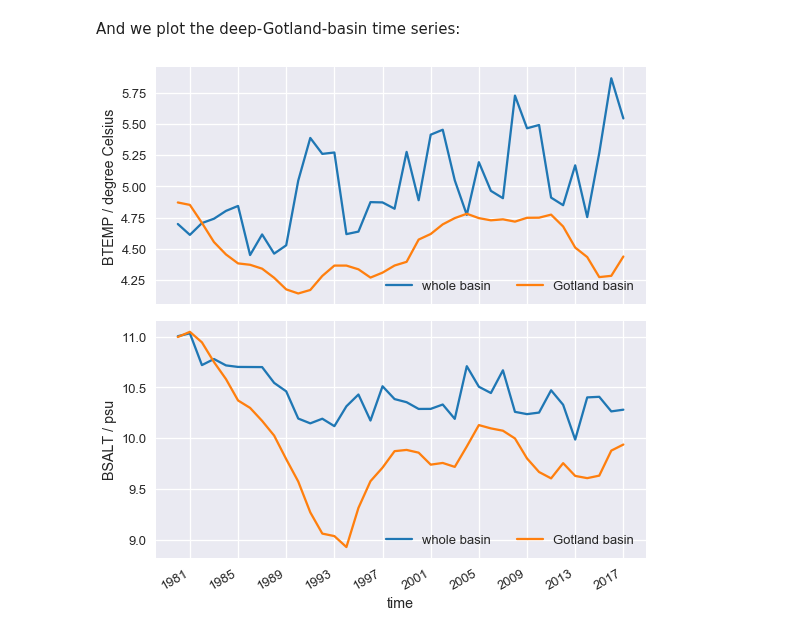
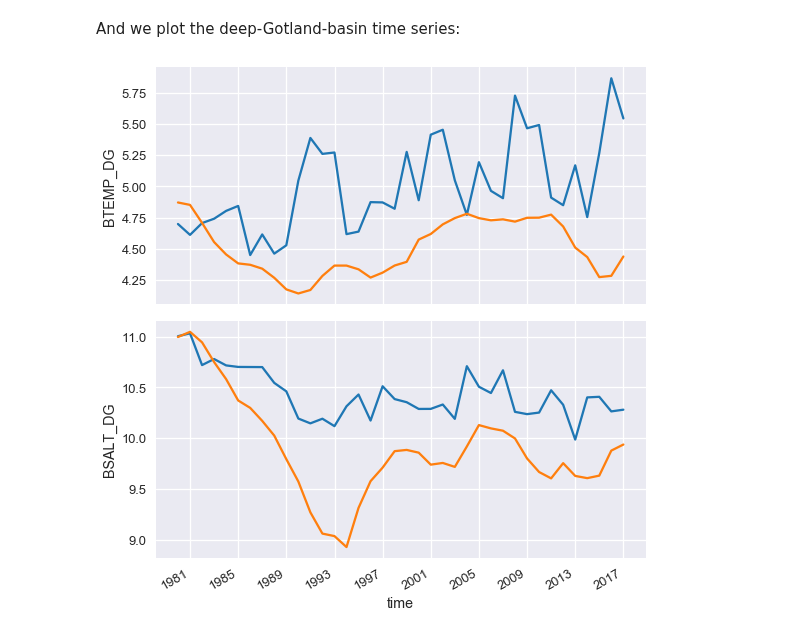
Before and after one commit to geomar-od/python-intro-201804, a Jupyter notebook: session-02_part-04_read_and_plot_baltic_hydrography_xarray.ipynb, the cells around one changed output. Saved outputs shown, nothing was run; the diff lists cells and outputs as text; code cells hidden in the pictures.

```diff
--- a/session-02_part-04_read_and_plot_baltic_hydrography_xarray.ipynb
+++ b/session-02_part-04_read_and_plot_baltic_hydrography_xarray.ipynb
@@ -64,12 +64,14 @@ fig.tight_layout()
 For calculating long-term trends, we'll need a horizontal average that accounts for the size of the grid boxes and a function wrapping a polynomial fit.
 # %%
 def _weighted_horizontal_mean(da):
+
     lat = da.coords["lat"]
     cos_lat = xr.ufuncs.cos(xr.ufuncs.deg2rad(lat))
     cos_lat = cos_lat + da * 0
+
     weighted_mean = (cos_lat  * da).sum(dim=["lat", "lon"]) / cos_lat.sum(dim=["lat", "lon"])
-    weighted_mean = weighted_mean.rename(da.name)
-    return weighted_mean
+
+    return weighted_mean.rename(da.name)
 
 def _get_time_in_seconds(time):
     if time.ndim != 0:
@@ -79,12 +81,18 @@ def _get_time_in_seconds(time):
 
 def _get_trend(da):
     time = _get_time_in_seconds(da.coords["time"])
+
     one_decade = _get_time_in_seconds(np.timedelta64(10, "Y"))
     time /= one_decade
+
     z = np.polyfit(time, da.data, 1)
+
     da_trend = 0 * da + np.polyval(z, time)
-    slope = z[0] * time[1]
+
+    slope = z[0]
+
     total_diff = z[0] * time[-1]
+
     return da_trend, slope, total_diff
 # %% [markdown]
 Then, we can create and plot the time series we're interested in:
@@ -134,20 +155,25 @@ And we plot the deep-Gotland-basin time series:
 # %%
 fig, ax_arr = plt.subplots(2, 1, sharex=True, figsize=(8, 8))
 
 for ax, v in zip(ax_arr.flat, [ds[vn] for vn in ["BTEMP", "BSALT"]]):
 
     # plot for whole basin
     v_mean = _weighted_horizontal_mean(v)
     v_mean.plot(ax=ax, label="whole basin");
 
     # plot for dg only
     v_mean_dg = _weighted_horizontal_mean(ds[v.name + "_DG"])
     v_mean_dg.plot(ax=ax, label="Gotland basin");
 
-    ax.set_ylabel("{} / {}".format(v.name, v.units));
+    # add units to the y-axis labels (and note that the units are already
+    # an attribute of the variables plotted here)
 
-    ax.legend(ncol=2, loc=4);
+    # ax.set_ylabel( ...
+
+    # also add a legend
+
+    # ...
 
 fig.tight_layout();
 # %% [output]
-[figure, old version]
+[figure, new version]
```
Also changed, not shown: parts of 5 cells of this notebook.
